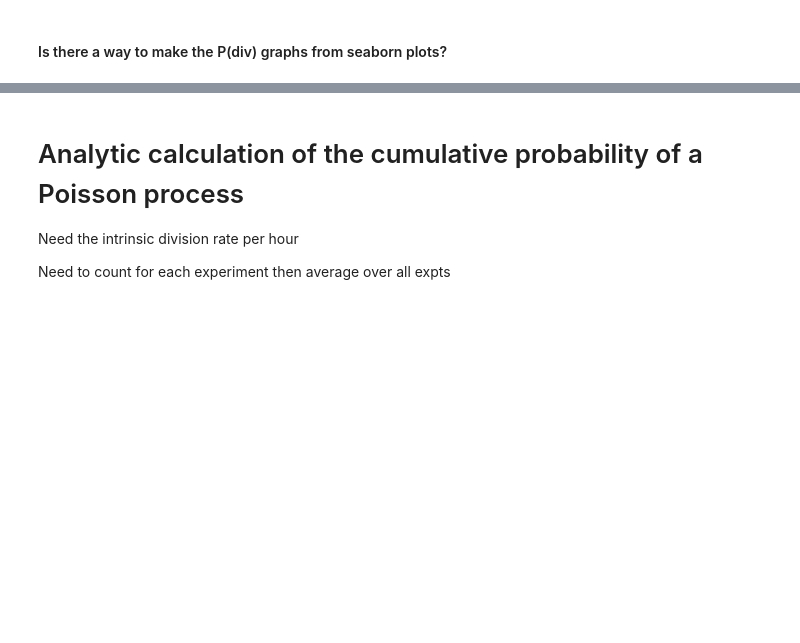
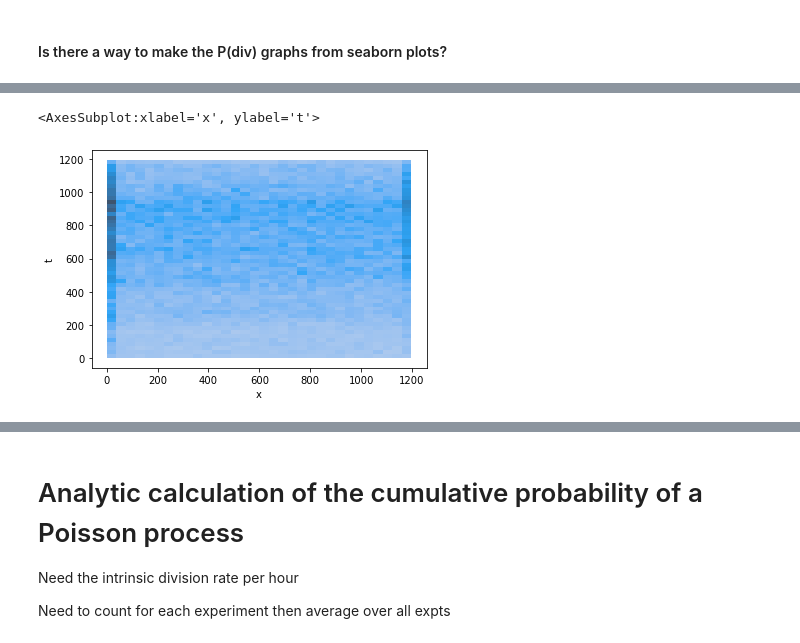
Before and after one commit to nthndy/cell-comp-analysis, a Jupyter notebook: radial_analysis/K_func_paper_analysis_exploration.ipynb, the cells around one changed output, grey strips where cells are left out. Cells and saved outputs as stored; diff of their text form; code cells hidden in the pictures; blank space fills up the shorter version.

```diff
--- a/radial_analysis/K_func_paper_analysis_exploration.ipynb
+++ b/radial_analysis/K_func_paper_analysis_exploration.ipynb
@@ -359,0 +622,5 @@ cells_plot = sb.histplot(N_cells_crop, x = 'Time', y = 'Distance', hue = 'Instan
+# %%
+sb.histplot(div_txy, x = 'x', y = 't')
+# %% [output]
+<AxesSubplot:xlabel='x', ylabel='t'>
+[figure, added]
```
Also changed, not shown: parts of 24 cells of this notebook, 1 other file.
